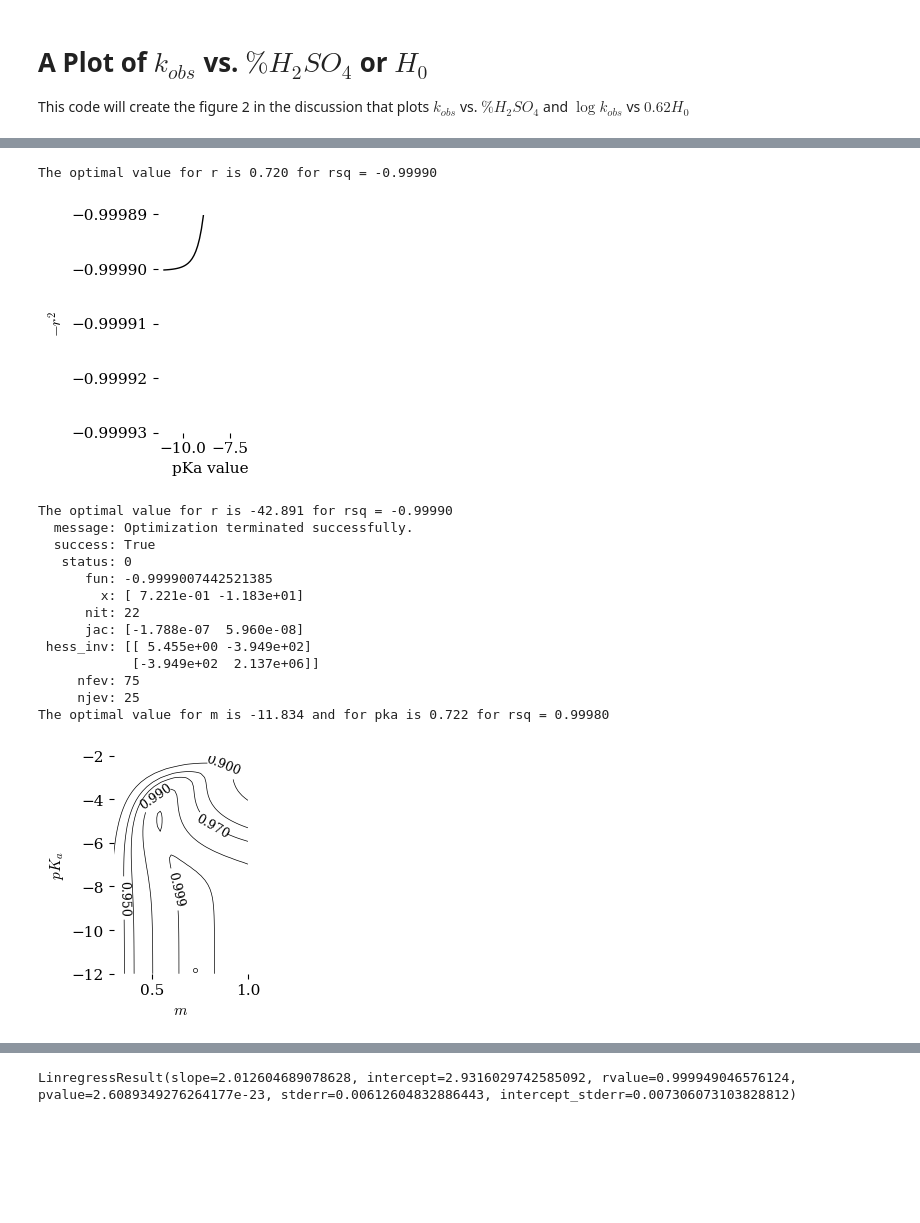
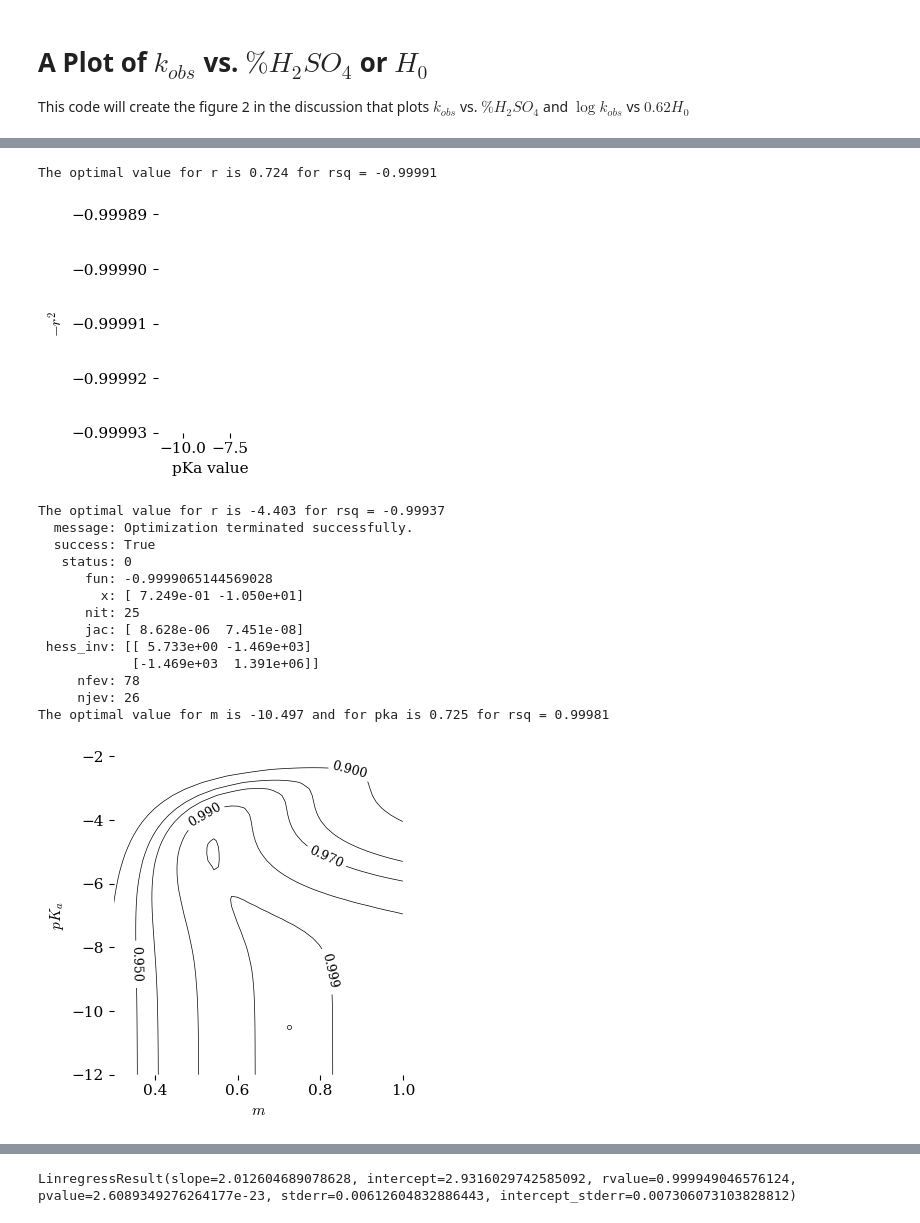
Before and after one commit to blinkletter/EsterHydrolysisStrongAcid, a Jupyter notebook: book/notebooks/01_Yates-Fig15-rate_vs_aH2O.ipynb, the cells around one changed output, grey strips where cells are left out. Drawn from its saved outputs; the diff is of its cells as text; code cells hidden in the pictures; blank space fills up the shorter version.

```diff
--- a/book/notebooks/01_Yates-Fig15-rate_vs_aH2O.ipynb
+++ b/book/notebooks/01_Yates-Fig15-rate_vs_aH2O.ipynb
@@ -134,21 +134,23 @@ display(df1)
 
 
 def RSQ_function(m):    # returns the RSQ for linefits using the given m factor
-    pKa = -9.5
+    pKa = -7.2
     Ka=10**-pKa
     h_0 = 10**-df1["H0"]
     x = np.log10(df1["Molar_aH2O"])
 #    y = df1["log_k_obs"]+ m * df1["H0"]
-    y = df1["log_k_obs"]- np.log10(h_0**m/(Ka**m + h_0**m))
+    y = df1["log_k_obs"]- np.log10(h_0**m/(Ka + h_0**m))
+#    y = df1["log_k_obs"]- np.log10(h_0**m/(Ka**m + h_0**m))
     linfit = linregress(x,y)
     return -(linfit.rvalue**2)
 
 def RSQ_function2(pKa):    # returns the RSQ for linefits using the given pKa Value
-    m = 0.72
+    m = 0.62
     h_0 = 10**-df1["H0"]
     Ka = 10**-pKa
     x = np.log10(df1["Molar_aH2O"])
-    y = df1["log_k_obs"]- np.log10(h_0**m/(Ka**m + h_0**m))
+    y = df1["log_k_obs"]- np.log10(h_0**m/(Ka + h_0**m))
+#    y = df1["log_k_obs"]- np.log10(h_0**m/(Ka**m + h_0**m))
     linfit = linregress(x,y)
     return -(linfit.rvalue**2)
 
@@ -268,7 +270,7 @@ style = "tufte.mplstyle"
 style_name = github_location_styles + style
 plt.style.use(style_name)
 
-fig, ax = plt.subplots(nrows=1, ncols=1, figsize=(2.5,3))
+fig, ax = plt.subplots(nrows=1, ncols=1, figsize=(4,4))
 ax.margins(x=.07, y=.07, tight=True)
 
 ax.set(
@@ -312,46 +314,46 @@ ax.vlines(0,-1,1, color = "lightgray", zorder = 1, linewidths=0.5)
 #ax.contour(X, Y, -l3, levels, colors = "white", linewidths=3, zorder = 2)
 
 ### Create contour plot as 'CS' and then plot 'CS' with lables
 CS = ax.contour(X, Y, -l3, levels, colors = "black", linewidths=0.5, zorder = 2)
 ax.clabel(CS, inline=True, fontsize=9)
 
 ### Plot the true minimum value as a point
 ax.plot(r_minus,r_plus,"o", color="white", markeredgecolor = "black", markeredgewidth = 0.5, markersize = 3)
 #ax.plot(pKa,m,"o", color="black", markersize = 2)
 
 #ax.hlines(-9.5,0.3,1, color ="red", linewidths =0.5, zorder=0)
 #ax.vlines(0.73,-12,-2, color ="red", linewidths =0.5, zorder=0)
 
 
 ################################################################################
 ### Output the plot to a pdf file and show it in this notebook.
 ################################################################################
 
 
 fig.savefig("plots/01_F15_fig15.pdf")   # use this to save the figure in PDF format
 
 plt.show()
 
 #print(mlist)
 #print(pKalist)
 # %% [output]
 [figure]
-The optimal value for r is 0.720 for rsq = -0.99990
+The optimal value for r is 0.724 for rsq = -0.99991
-[figure, old version]
+[figure, new version]
-The optimal value for r is -42.891 for rsq = -0.99990
+The optimal value for r is -4.403 for rsq = -0.99937
   message: Optimization terminated successfully.
   success: True
    status: 0
-      fun: -0.9999007442521385
-        x: [ 7.221e-01 -1.183e+01]
-      nit: 22
-      jac: [-1.788e-07  5.960e-08]
- hess_inv: [[ 5.455e+00 -3.949e+02]
-            [-3.949e+02  2.137e+06]]
-     nfev: 75
-     njev: 25
-The optimal value for m is -11.834 and for pka is 0.722 for rsq = 0.99980
+      fun: -0.9999065144569028
+        x: [ 7.249e-01 -1.050e+01]
+      nit: 25
+      jac: [ 8.628e-06  7.451e-08]
+ hess_inv: [[ 5.733e+00 -1.469e+03]
+            [-1.469e+03  1.391e+06]]
+     nfev: 78
+     njev: 26
+The optimal value for m is -10.497 and for pka is 0.725 for rsq = 0.99981
-[figure, old version]
+[figure, new version]
 # %%
 ###################################################
 ### MAKE PLOT
```
Also changed, not shown: parts of 2 cells of this notebook, 1 other file.
